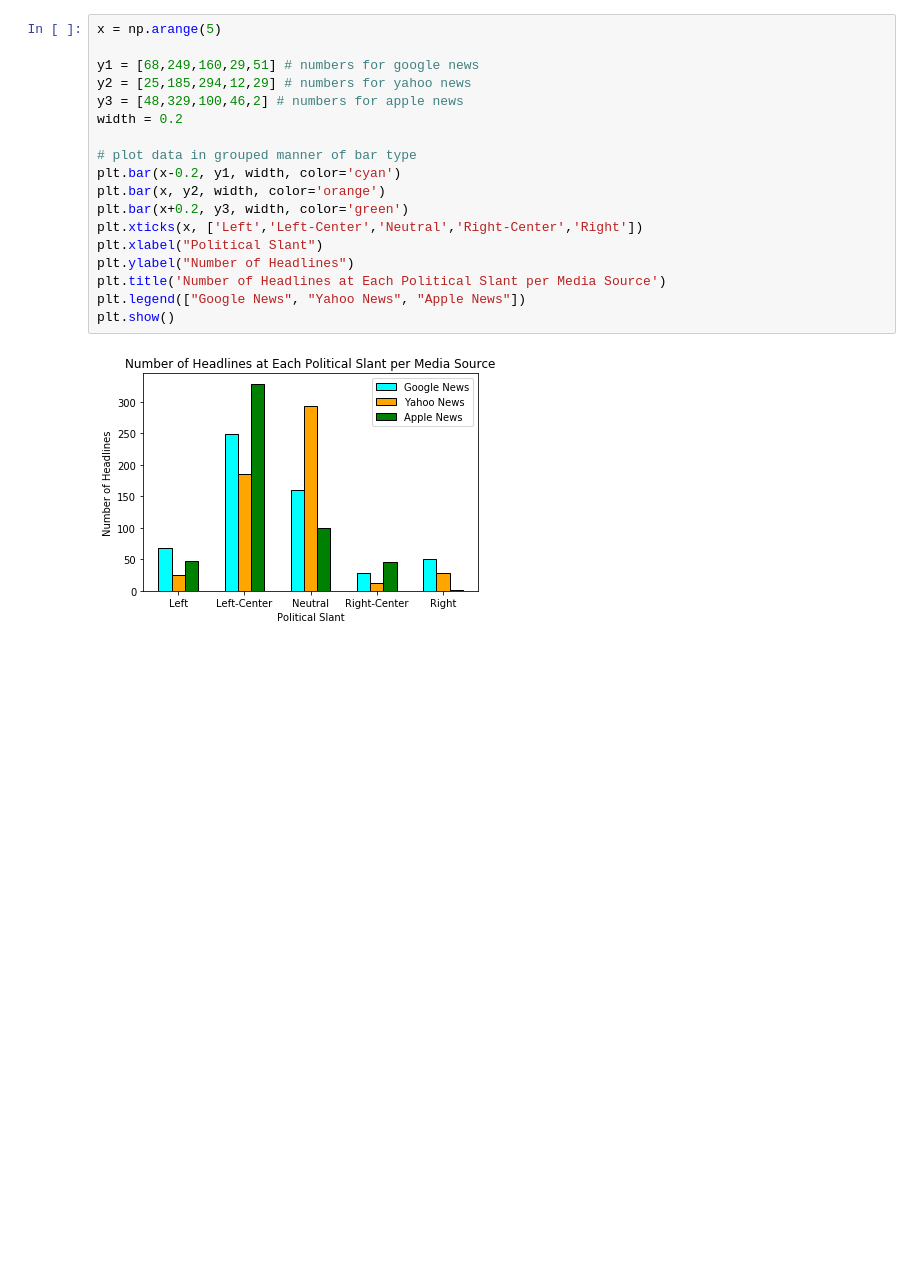
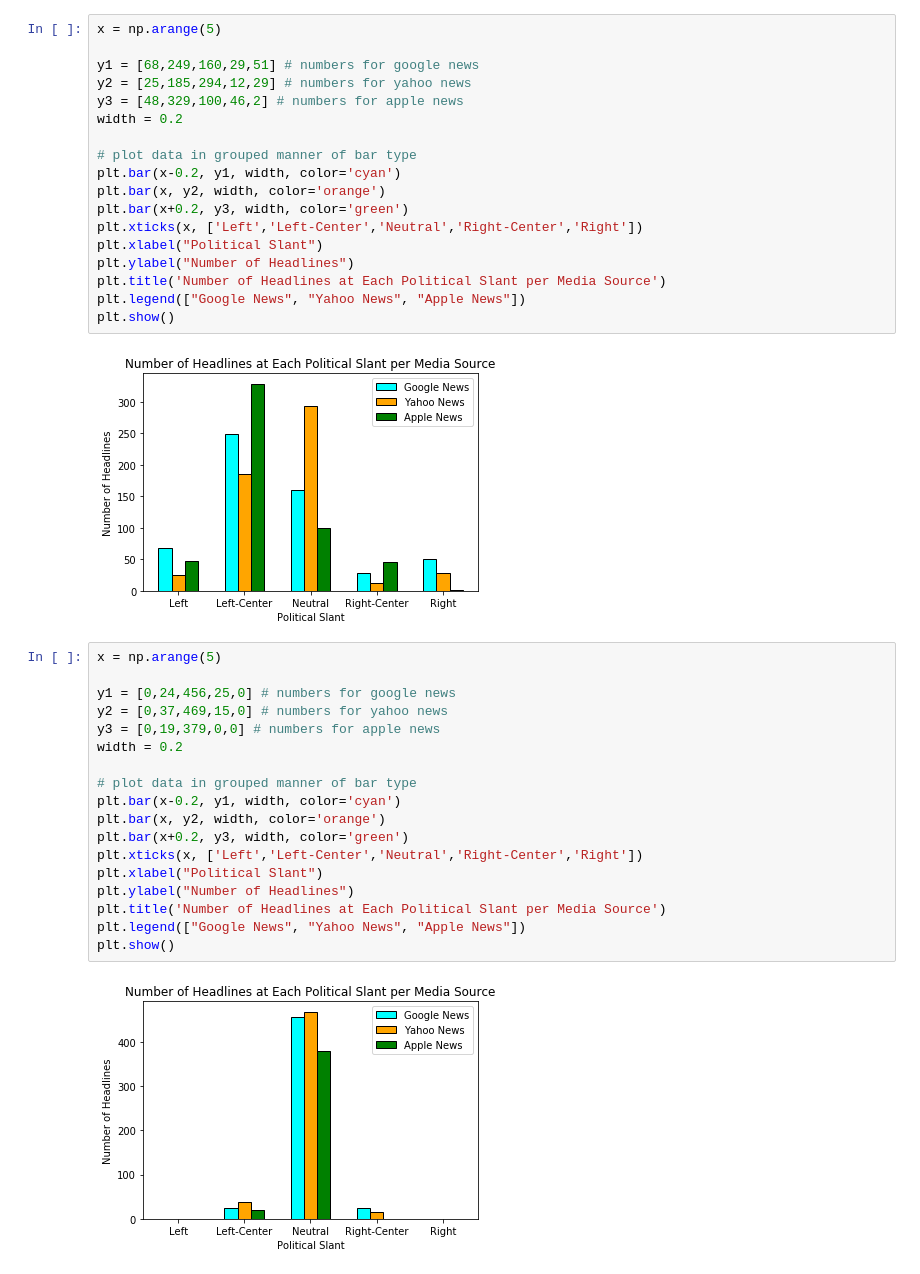
Before and after one commit to Elijah-Huang/ASDRP-2021-Summer, a Jupyter notebook: ASDRP News Bias Project.ipynb, the cells around one changed output. Drawn from its saved outputs; the diff is of its cells as text; blank space fills up the shorter version.

```diff
--- a/ASDRP News Bias Project.ipynb
+++ b/ASDRP News Bias Project.ipynb
@@ -314,3 +467,23 @@ plt.legend(["Google News", "Yahoo News", "Apple News"])
 plt.show()
 # %% [output]
 [figure]
+# %%
+x = np.arange(5)
+
+y1 = [0,24,456,25,0] # numbers for google news
+y2 = [0,37,469,15,0] # numbers for yahoo news
+y3 = [0,19,379,0,0] # numbers for apple news
+width = 0.2
+
+# plot data in grouped manner of bar type
+plt.bar(x-0.2, y1, width, color='cyan')
+plt.bar(x, y2, width, color='orange')
+plt.bar(x+0.2, y3, width, color='green')
+plt.xticks(x, ['Left','Left-Center','Neutral','Right-Center','Right'])
+plt.xlabel("Political Slant")
+plt.ylabel("Number of Headlines")
+plt.title('Number of Headlines at Each Political Slant per Media Source')
+plt.legend(["Google News", "Yahoo News", "Apple News"])
+plt.show()
+# %% [output]
+[figure, added]
```
Also changed, not shown: parts of 34 cells of this notebook.
